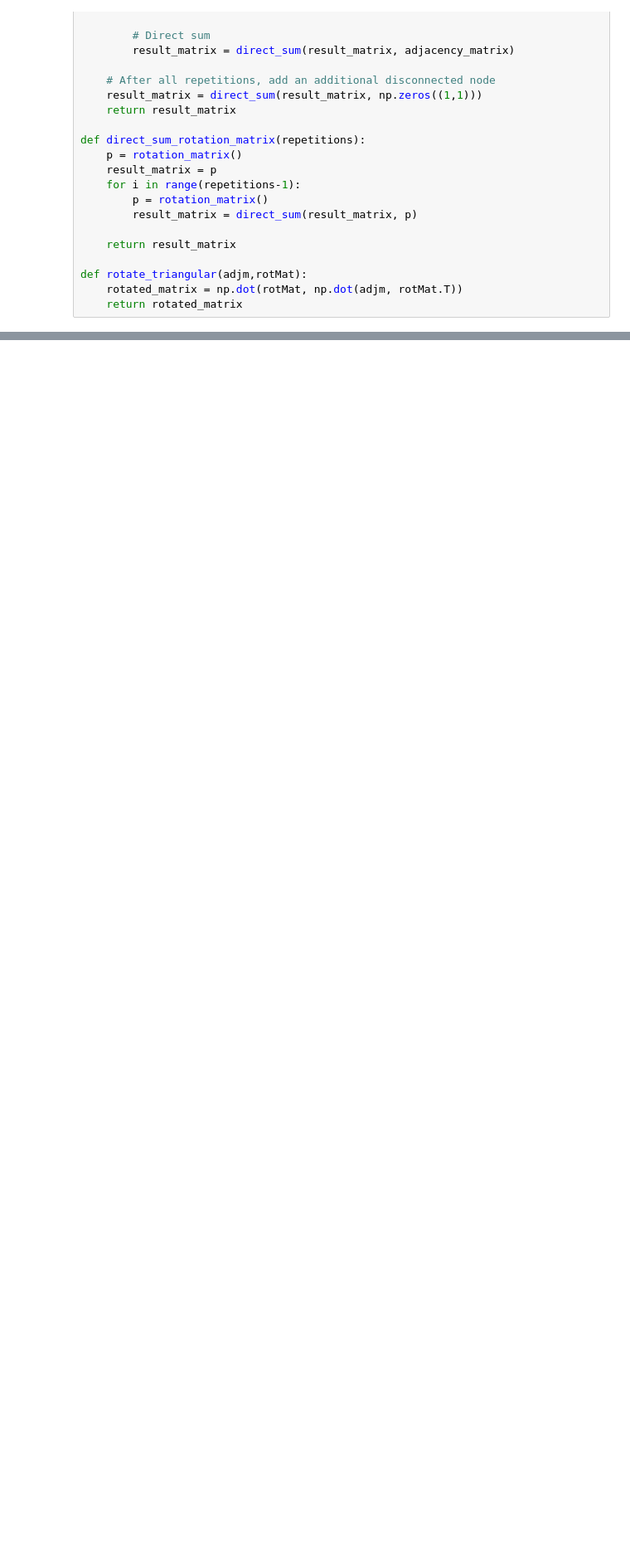
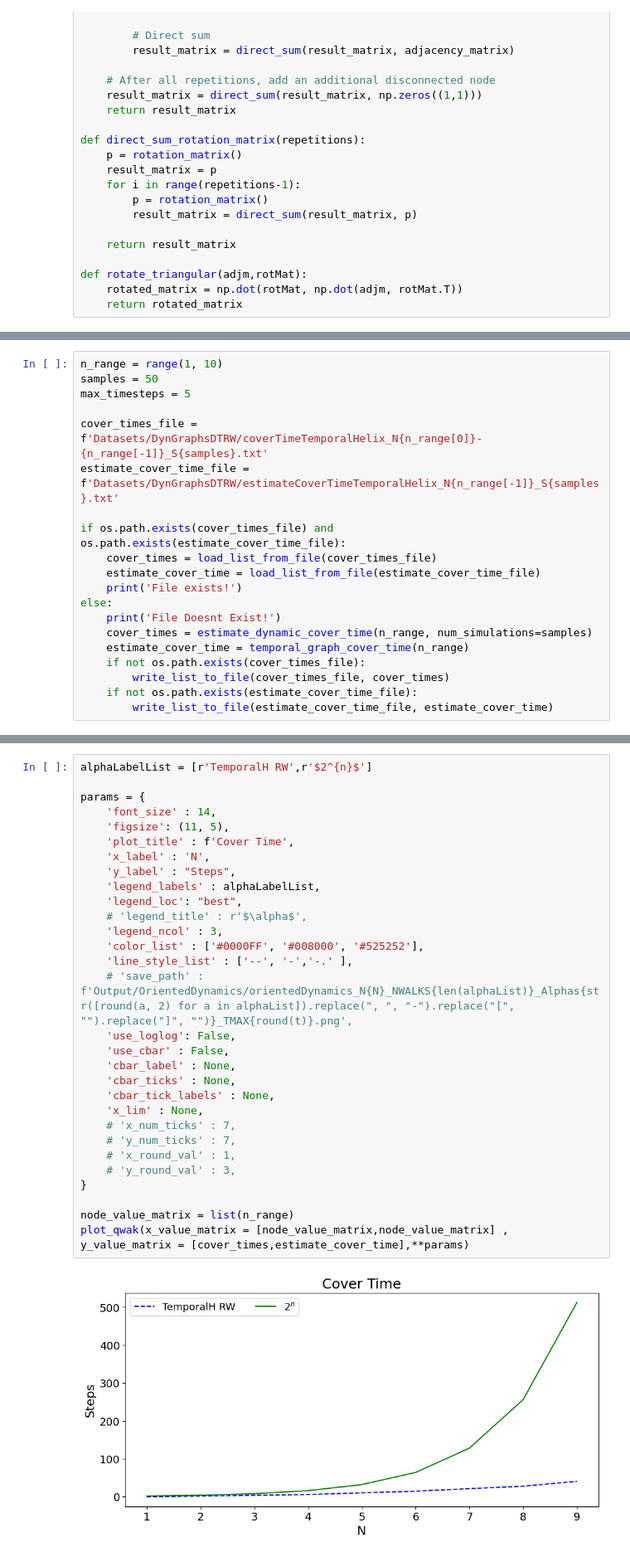
Before and after one commit to JaimePSantos/DynamicRandomWalks, a Jupyter notebook: CT-Dyn_TemporalHelix.ipynb, the cells around one changed output, grey strips where cells are left out. Shown at 83% size. Drawn from its saved outputs; the diff is of its cells as text; blank space fills up the shorter version.

Commit message:
Implementing cover time.

```diff
--- a/CT-Dyn_TemporalHelix.ipynb
+++ b/CT-Dyn_TemporalHelix.ipynb
@@ -229,0 +287,20 @@ draw_graph(temporal_helix3, config=config2)
+# %%
+n_range = range(1, 10)
+samples = 50
+max_timesteps = 5
+
+cover_times_file = f'Datasets/DynGraphsDTRW/coverTimeTemporalHelix_N{n_range[0]}-{n_range[-1]}_S{samples}.txt'
+estimate_cover_time_file = f'Datasets/DynGraphsDTRW/estimateCoverTimeTemporalHelix_N{n_range[-1]}_S{samples}.txt'
+
+if os.path.exists(cover_times_file) and os.path.exists(estimate_cover_time_file):
+    cover_times = load_list_from_file(cover_times_file)
+    estimate_cover_time = load_list_from_file(estimate_cover_time_file)
+    print('File exists!')
+else:
+    print('File Doesnt Exist!')
+    cover_times = estimate_dynamic_cover_time(n_range, num_simulations=samples)
+    estimate_cover_time = temporal_graph_cover_time(n_range)
+    if not os.path.exists(cover_times_file):
+        write_list_to_file(cover_times_file, cover_times)
+    if not os.path.exists(estimate_cover_time_file):
+        write_list_to_file(estimate_cover_time_file, estimate_cover_time)
@@ -229,0 +325,32 @@ draw_graph(temporal_helix3, config=config2)
+# %%
+alphaLabelList = [r'TemporalH RW',r'$2^{n}$']
+
+params = {
+    'font_size' : 14,
+    'figsize': (11, 5),
+    'plot_title' : f'Cover Time',
+    'x_label' : 'N',
+    'y_label' : "Steps",
+    'legend_labels' : alphaLabelList,
+    'legend_loc': "best",
+    # 'legend_title' : r'$\alpha$',
+    'legend_ncol' : 3,
+    'color_list' : ['#0000FF', '#008000', '#525252'],
+    'line_style_list' : ['--', '-','-.' ],
+    # 'save_path' : f'Output/OrientedDynamics/orientedDynamics_N{N}_NWALKS{len(alphaList)}_Alphas{str([round(a, 2) for a in alphaList]).replace(", ", "-").replace("[", "").replace("]", "")}_TMAX{round(t)}.png',
+    'use_loglog': False,
+    'use_cbar' : False,
+    'cbar_label' : None,
+    'cbar_ticks' : None,
+    'cbar_tick_labels' : None,
+    'x_lim' : None,
+    # 'x_num_ticks' : 7,
+    # 'y_num_ticks' : 7,
+    # 'x_round_val' : 1,
+    # 'y_round_val' : 3,
+}
+
+node_value_matrix = list(n_range)
+plot_qwak(x_value_matrix = [node_value_matrix,node_value_matrix] , y_value_matrix = [cover_times,estimate_cover_time],**params)
+# %% [output]
+[figure, added]
```
Also changed, not shown: parts of 7 cells of this notebook, 3 other files.
